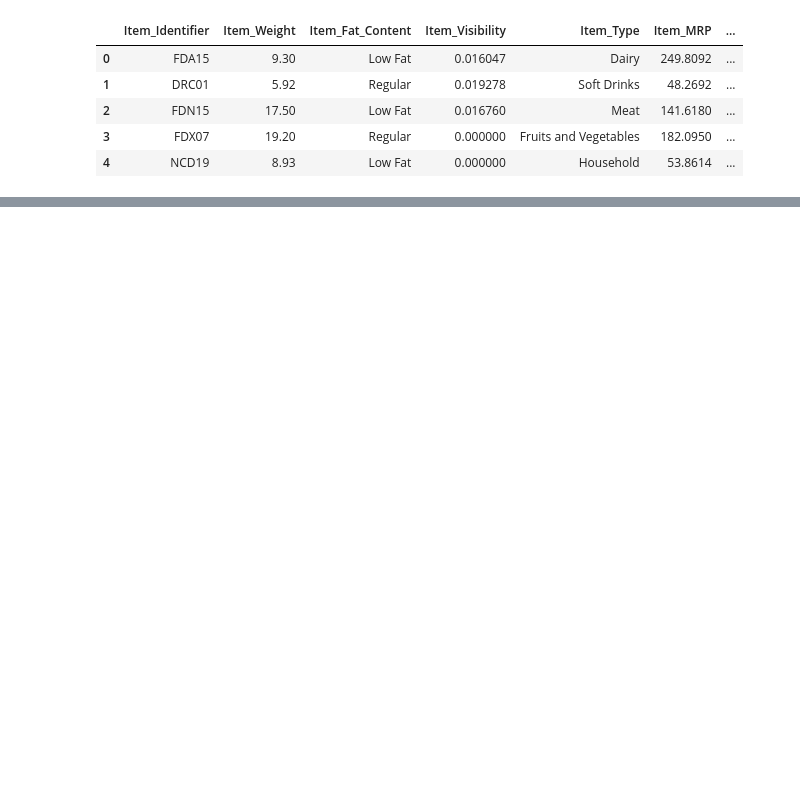
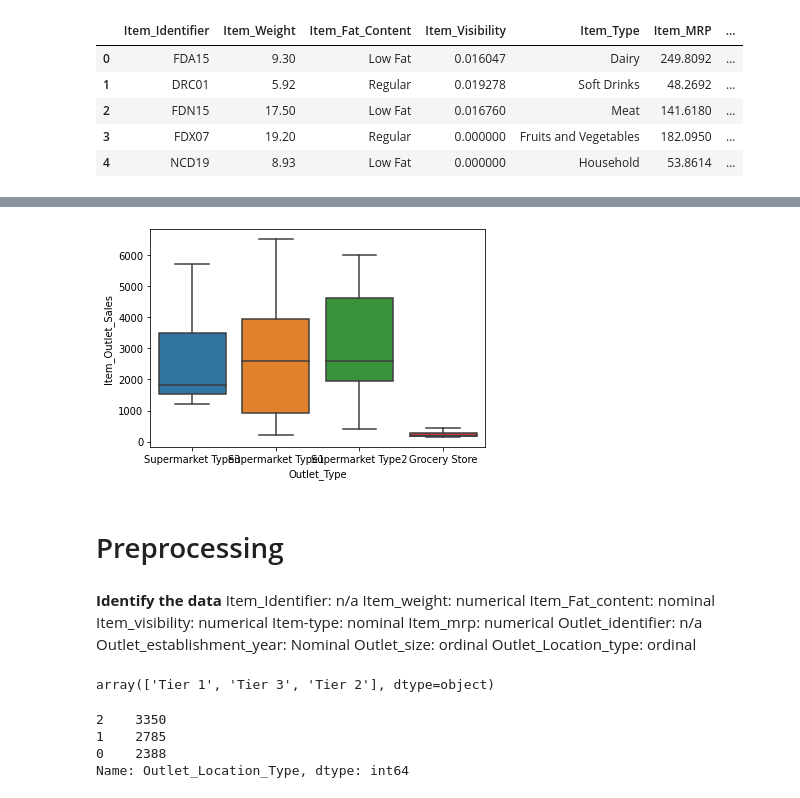
Before and after one commit to mariahjackson91/sales-predictions, a Jupyter notebook: Project_1_Final.ipynb, the cells around one changed output, grey strips where cells are left out. Drawn from its saved outputs; the diff is of its cells as text; code cells hidden in the pictures; blank space fills up the shorter version.

```diff
--- a/Project_1_Final.ipynb
+++ b/Project_1_Final.ipynb
@@ -448,0 +195,6 @@ The R2 model performed best on the test set, therefore it is the best model to u
+# %%
+sns.boxplot(x='Outlet_Type', y='Item_Outlet_Sales', data=df.loc[df['Item_Type']=='Seafood']);
+# %% [output]
+[figure, added]
+# %% [markdown]
+# Preprocessing
@@ -448,0 +204,24 @@ The R2 model performed best on the test set, therefore it is the best model to u
+# %% [markdown]
+**Identify the data**
+Item_Identifier: n/a
+Item_weight: numerical
+Item_Fat_content: nominal
+Item_visibility: numerical
+Item-type: nominal
+Item_mrp: numerical
+Outlet_identifier: n/a
+Outlet_establishment_year: Nominal
+Outlet_size: ordinal
+Outlet_Location_type: ordinal
+# %%
+df['Outlet_Location_Type'].unique()
+# %% [output]
+array(['Tier 1', 'Tier 3', 'Tier 2'], dtype=object)
+# %%
+df['Outlet_Location_Type'].replace({'Tier 1':0, 'Tier 2': 1, 'Tier 3': 2}, inplace=True)
+df['Outlet_Location_Type'].value_counts()
+# %% [output]
+2    3350
+1    2785
+0    2388
+Name: Outlet_Location_Type, dtype: int64
```
Also changed, not shown: parts of 107 cells of this notebook.
